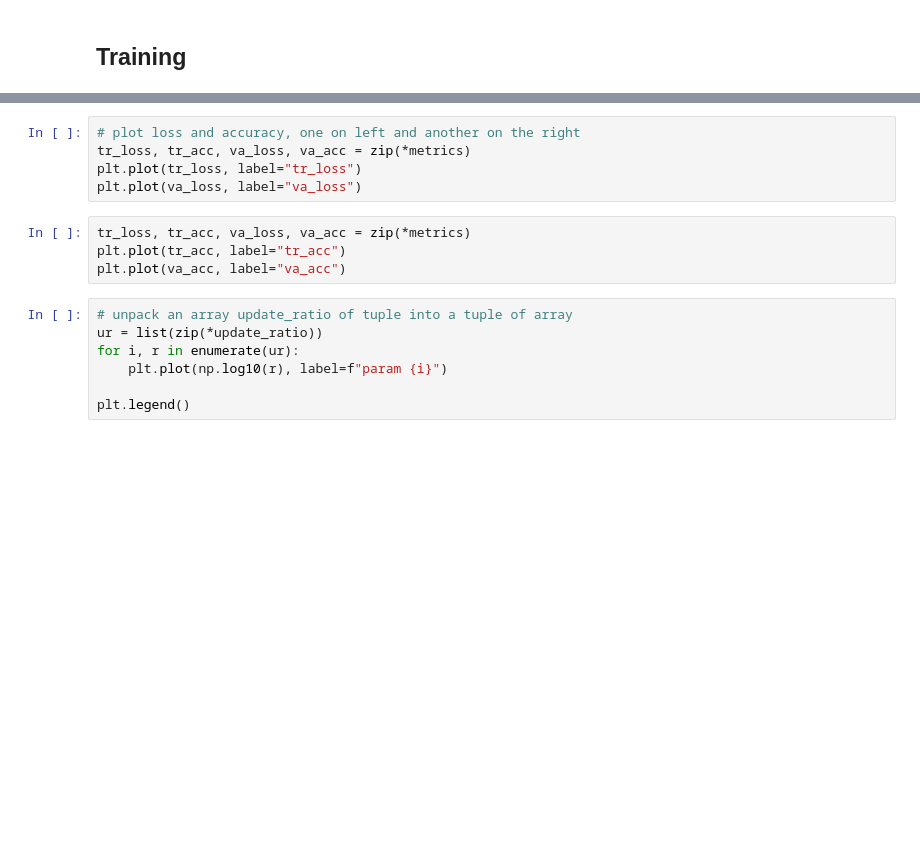
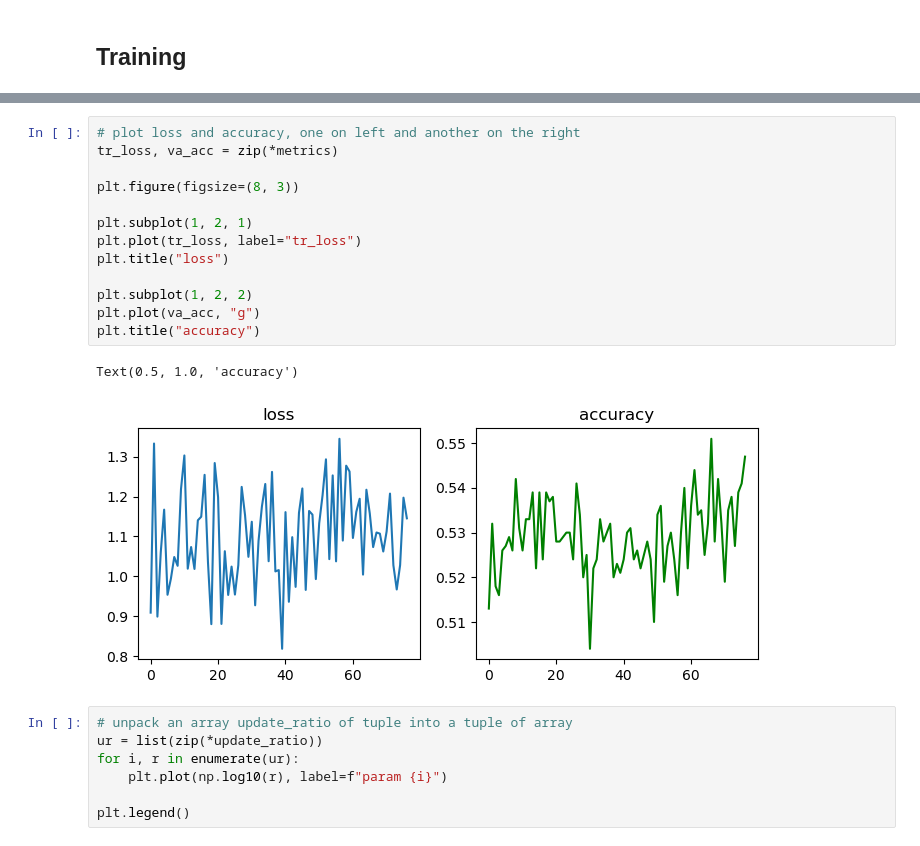
Before and after one commit to stkao05/cs231, a Jupyter notebook: experiments/cifar.ipynb, the cells around one changed output, grey strips where cells are left out. Cells and saved outputs as stored; diff of their text form; blank space fills up the shorter version.

```diff
--- a/experiments/cifar.ipynb
+++ b/experiments/cifar.ipynb
@@ -311,12 +230,19 @@ eval_split("train", model), eval_split("valid", model)
 # %%
 # plot loss and accuracy, one on left and another on the right
-tr_loss, tr_acc, va_loss, va_acc = zip(*metrics)
+tr_loss, va_acc = zip(*metrics)
+
+plt.figure(figsize=(8, 3))
+
+plt.subplot(1, 2, 1)
 plt.plot(tr_loss, label="tr_loss")
-plt.plot(va_loss, label="va_loss")
+plt.title("loss")
+
+plt.subplot(1, 2, 2)
+plt.plot(va_acc, "g")
+plt.title("accuracy")
+# %% [output]
+Text(0.5, 1.0, 'accuracy')
+[figure, added]
-# %%
-tr_loss, tr_acc, va_loss, va_acc = zip(*metrics)
-plt.plot(tr_acc, label="tr_acc")
-plt.plot(va_acc, label="va_acc")
 # %%
 # unpack an array update_ratio of tuple into a tuple of array
 ur = list(zip(*update_ratio))
```
Also changed, not shown: parts of 15 cells of this notebook.
